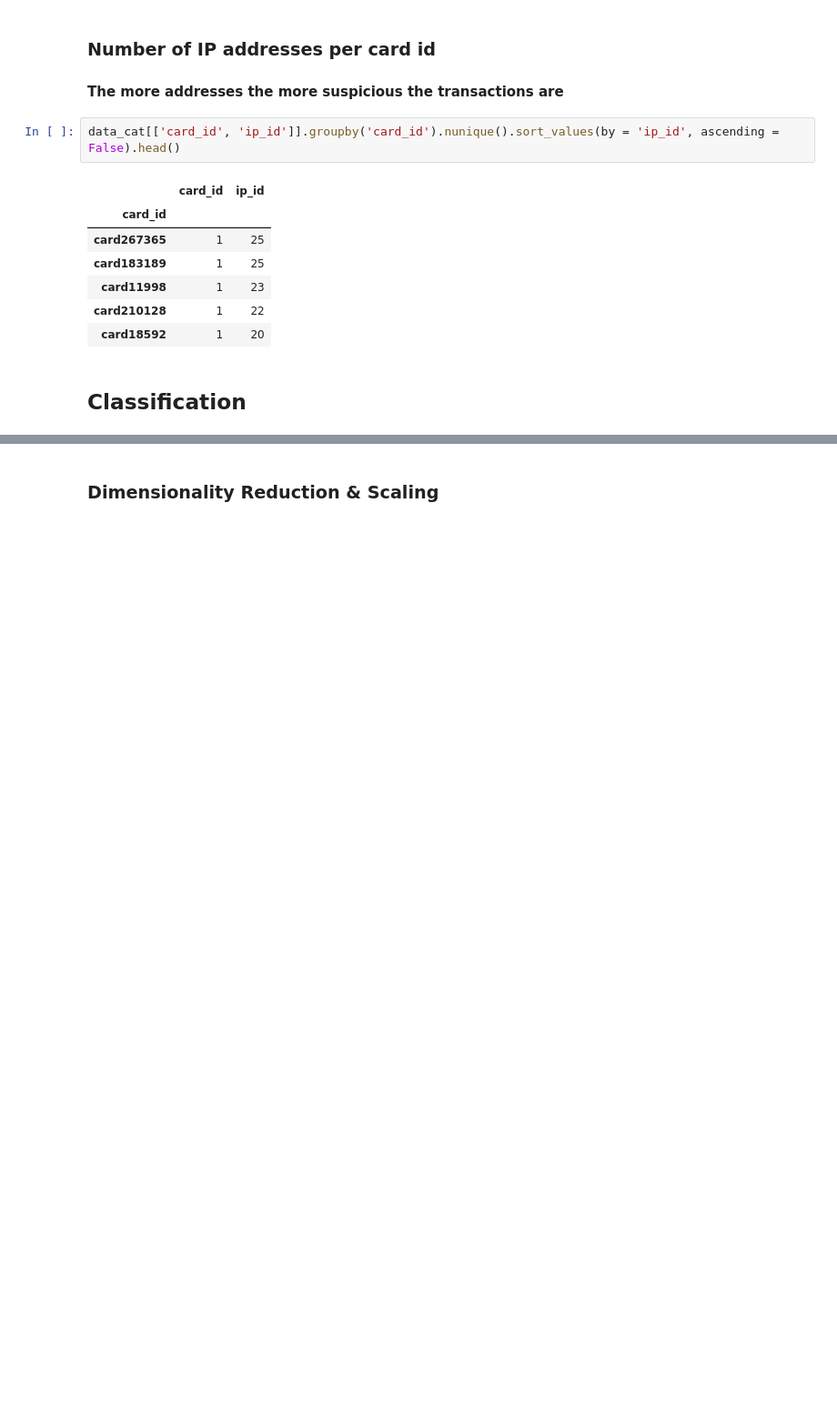
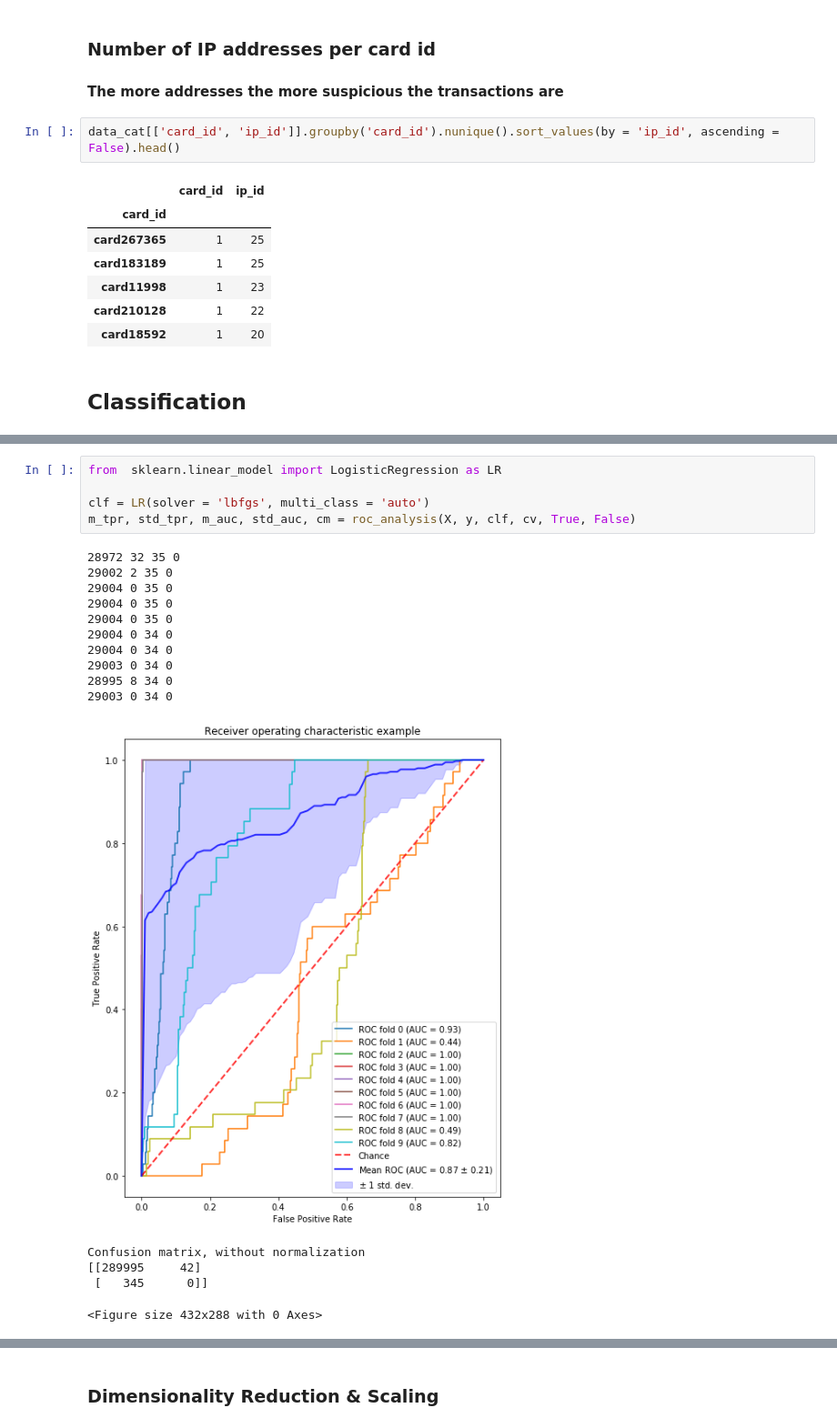
Before and after one commit to giannislelekas/CS4035, a Jupyter notebook: lab1/Lab1.ipynb, the cells around one changed output, grey strips where cells are left out. Shown at 91% size. Cells and saved outputs as stored; diff of their text form; blank space fills up the shorter version.

```diff
--- a/lab1/Lab1.ipynb
+++ b/lab1/Lab1.ipynb
@@ -321,0 +242,21 @@ Confusion matrix, without normalization
+# %%
+from  sklearn.linear_model import LogisticRegression as LR
+
+clf = LR(solver = 'lbfgs', multi_class = 'auto')
+m_tpr, std_tpr, m_auc, std_auc, cm = roc_analysis(X, y, clf, cv, True, False)
+# %% [output]
+28972 32 35 0
+29002 2 35 0
+29004 0 35 0
+29004 0 35 0
+29004 0 35 0
+29004 0 34 0
+29004 0 34 0
+29003 0 34 0
+28995 8 34 0
+29003 0 34 0
+[figure, added]
+Confusion matrix, without normalization
+[[289995     42]
+ [   345      0]]
+<Figure size 432x288 with 0 Axes>
```
Also changed, not shown: parts of 18 cells of this notebook, 2 other files.
